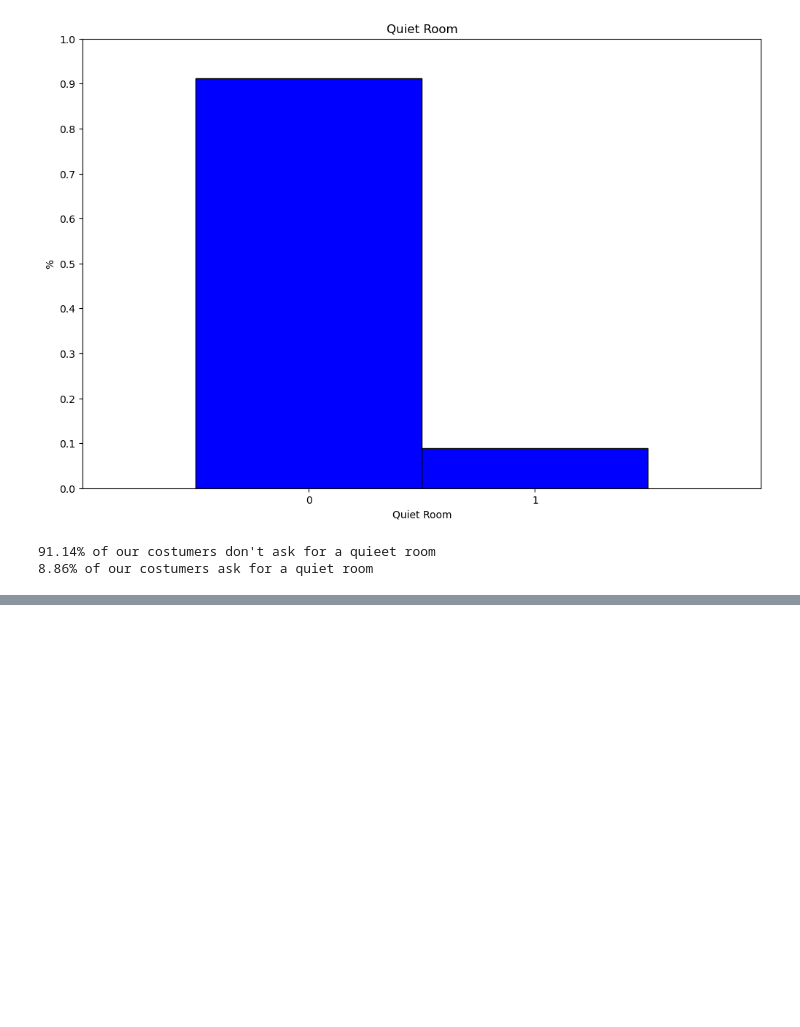
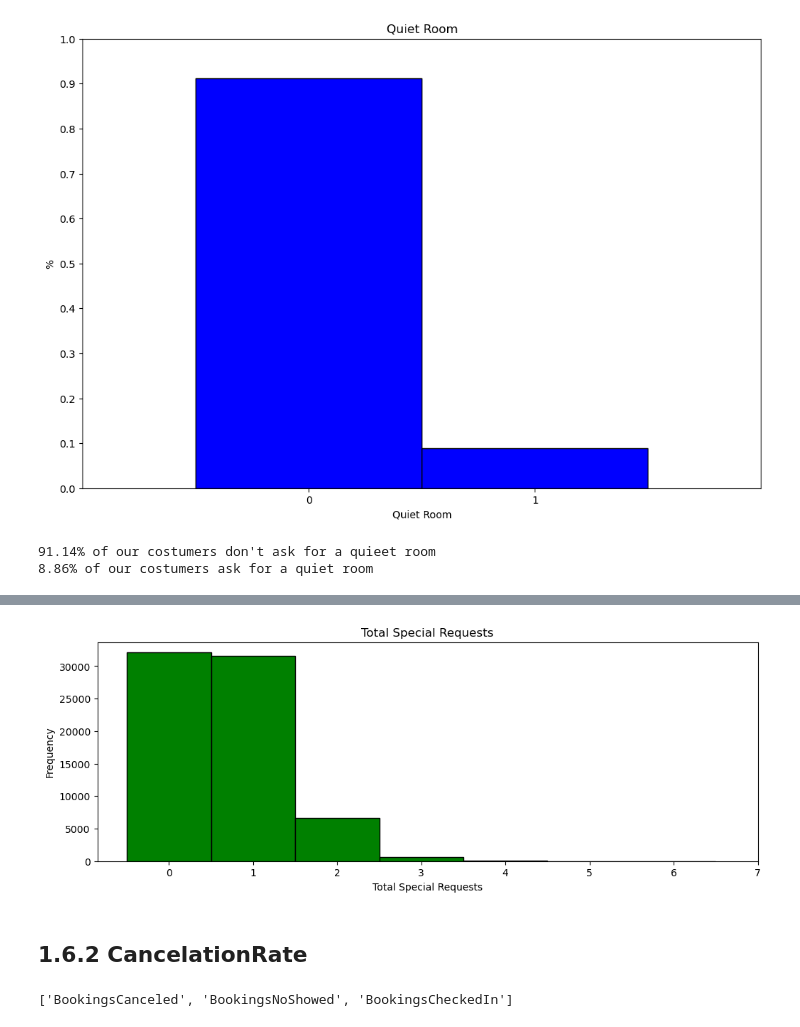
Before and after one commit to RubenCMarques/Hotel-Customer-Segmentation, a Jupyter notebook: Notebooks/A-B.ipynb, the cells around one changed output, grey strips where cells are left out. Saved outputs shown, nothing was run; the diff lists cells and outputs as text; code cells hidden in the pictures; blank space fills up the shorter version.

```diff
--- a/Notebooks/A-B.ipynb
+++ b/Notebooks/A-B.ipynb
@@ -1132,3 +1096,0 @@ We will drop customers who have spent over 10.000, as they are considered outlie
-# %%
-# Drop rows with TotalRevenue above 10000
-customers = customers[customers['TotalRevenue'] <= 10000]
@@ -1171,0 +1111,11 @@ The structure I would like to follow is:
+# %%
+# List of columns to exclude
+exclude_columns = ['SRFloor', 'SRBathroom', 'SRElevator']
+
+# Filter columns that start with 'SR' and are not in the exclude list
+sr_columns_to_sum = [col for col in customers.columns if col.startswith('SR') and col not in exclude_columns]
+
+# Create the TotalSR column by summing the filtered SR columns
+customers['TotalSR'] = customers[sr_columns_to_sum].sum(axis=1)
+
+customers['TotalSR'].value_counts()
@@ -1171,0 +1142,19 @@ The structure I would like to follow is:
+# %%
+# Make a bar plot of the TotalSR
+plt.figure(figsize=(12, 4))
+plt.hist(customers['TotalSR'], bins=np.arange(-0.5, 7.5, 1), color='green', edgecolor='black')
+plt.title('Total Special Requests')
+plt.xlabel('Total Special Requests')
+plt.ylabel('Frequency')
+plt.xticks(range(8))
+plt.show()
+# %% [output]
+[figure, added]
+# %% [markdown]
+## 1.6.2 CancelationRate
+# %%
+# get variables starting with Booking
+booking_columns = [col for col in customers.columns if col.startswith('Booking')]
+booking_columns
+# %% [output]
+['BookingsCanceled', 'BookingsNoShowed', 'BookingsCheckedIn']
```
Also changed, not shown: parts of 27 cells of this notebook.
